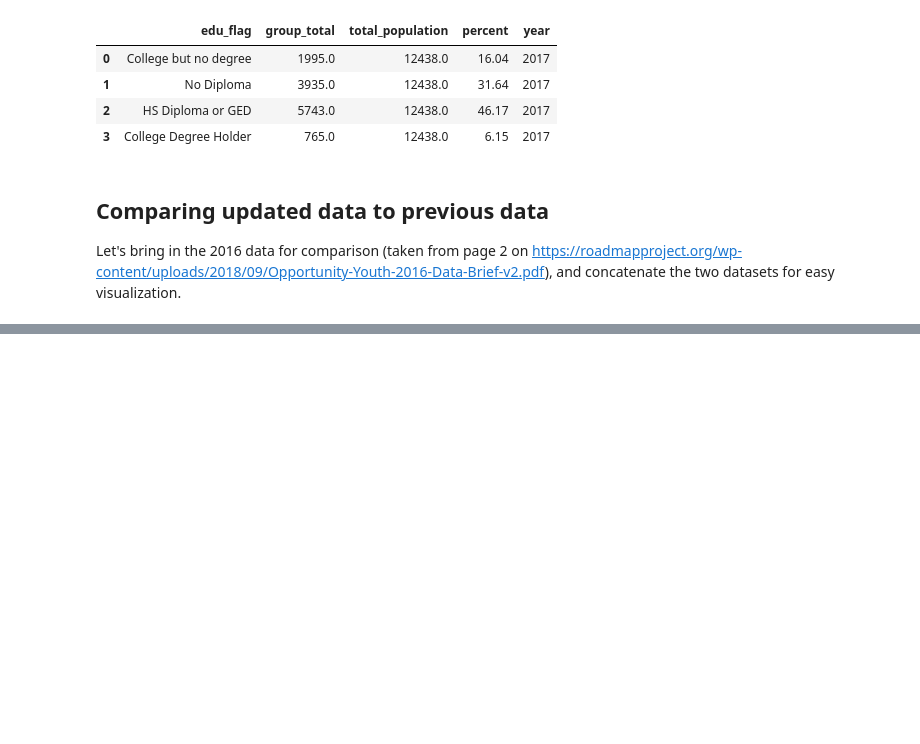
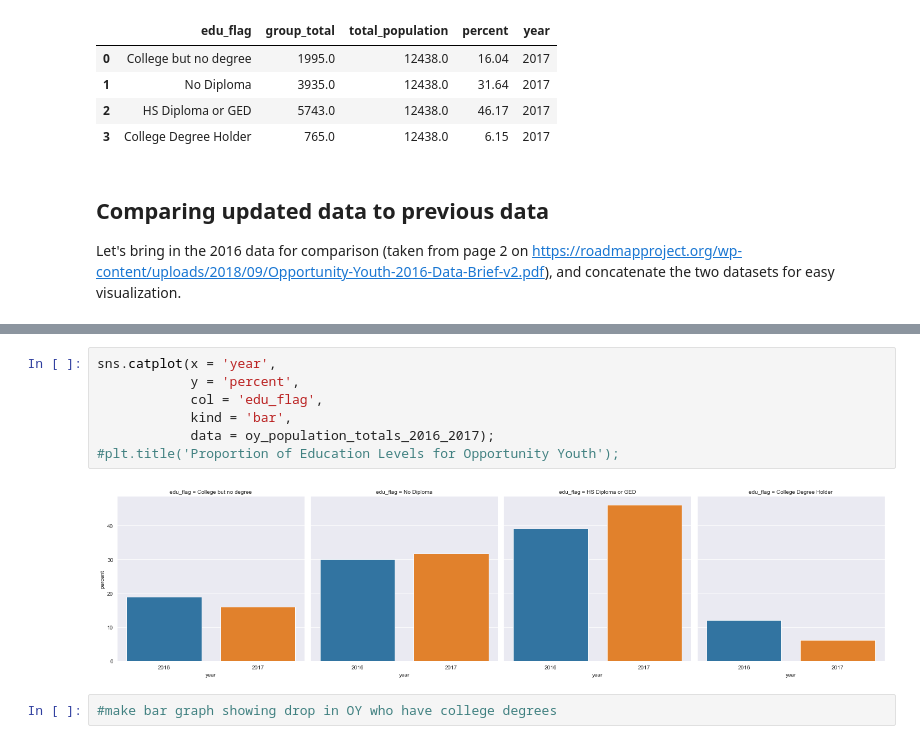
Before and after one commit to cenuno/opportunity_youth, a Jupyter notebook: Opportunity_Youth_Notebook.ipynb, the cells around one changed output, grey strips where cells are left out. Saved outputs shown, nothing was run; the diff lists cells and outputs as text; blank space fills up the shorter version.

```diff
--- a/Opportunity_Youth_Notebook.ipynb
+++ b/Opportunity_Youth_Notebook.ipynb
@@ -222,0 +230,11 @@ sns.barplot(x = 'year',
+# %%
+sns.catplot(x = 'year',
+            y = 'percent',
+            col = 'edu_flag',
+            kind = 'bar',
+            data = oy_population_totals_2016_2017);
+#plt.title('Proportion of Education Levels for Opportunity Youth');
+# %% [output]
+[figure, added]
+# %%
+#make bar graph showing drop in OY who have college degrees
```
Also changed, not shown: parts of 8 cells of this notebook, 1 other file.
